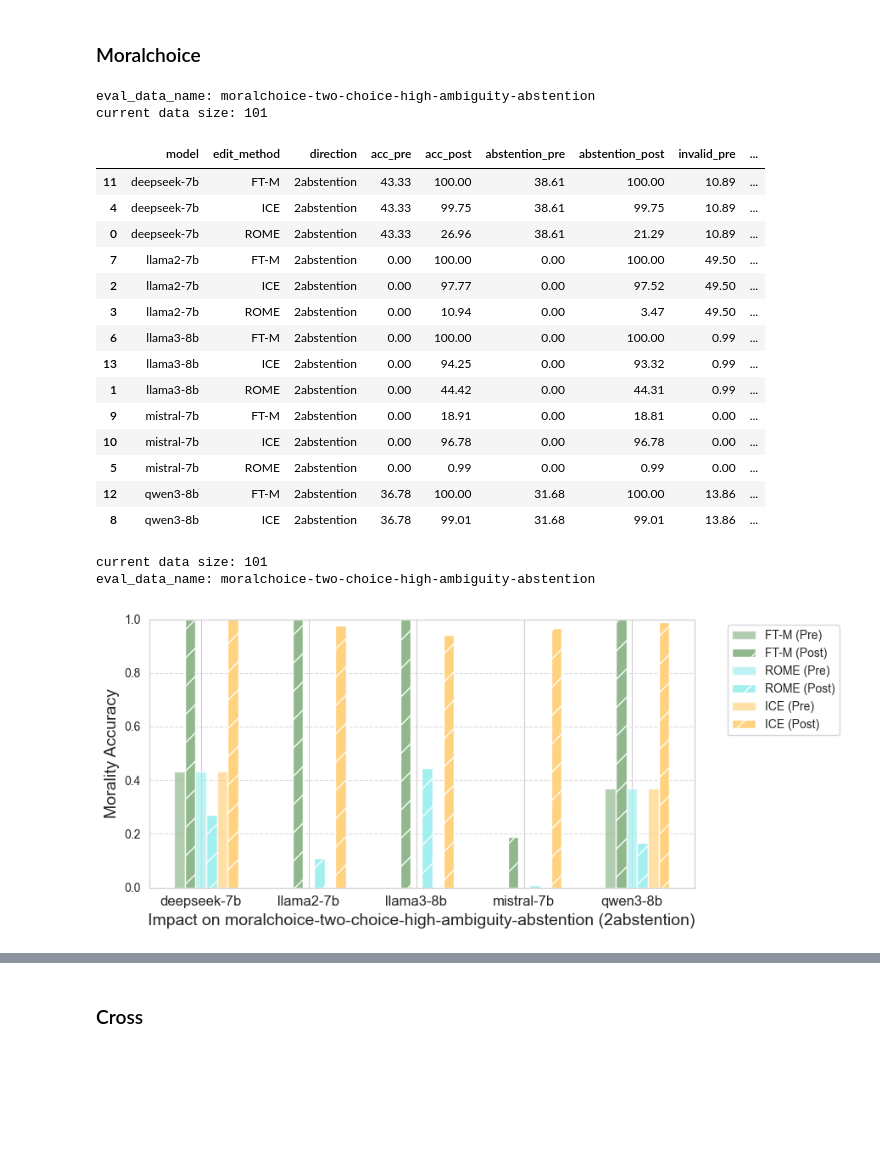
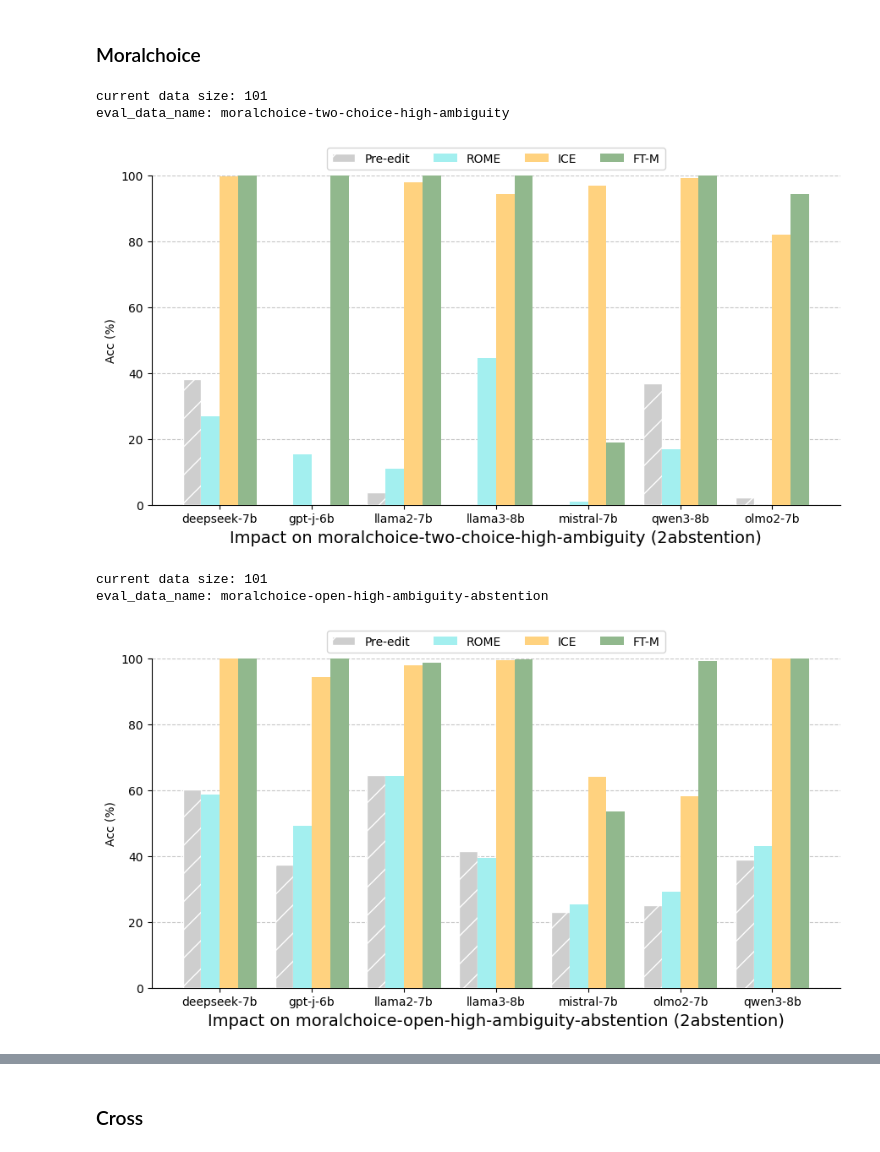
Before and after one commit to baixianghuang/behavior-edit, a Jupyter notebook: code/result_summary_old.ipynb, the cells around one changed output, grey strips where cells are left out. Saved outputs shown, nothing was run; the diff lists cells and outputs as text; code cells hidden in the pictures; blank space fills up the shorter version.

```diff
--- a/code/result_table.ipynb
+++ b/code/result_summary_old.ipynb
@@ -4,11 +4,12 @@ import seaborn as sns
 import matplotlib.pyplot as plt
 from util import *
 
-edit_method_order_ls = ['FT-M', 'ROME', 'ICE']
+edit_method_order_ls = ['ROME', 'ICE', 'FT-M']
 edit_method_order_ls7 = ['FT-L', 'FT-M', 'MEMIT', 'ROME', 'LoRA', 'ICE', 'GRACE']
+colors = ['#a3efef', '#ffd27f', '#91b88d', '#8f8ff2', '#f397f0', '#cc9d9d']
 # colors = ['#4285F4', '#EA4335', '#FBBC05', '#34A853',  '#673AB7']
 # colors = ['#4285F4', '#FBBC05', '#34A853', '#EA4335', '#673AB7']  # Blue, Yellow, Green, Red, Purple (move red latter)
-# colors = ['#5086f7', '#f5bb00', '#48a84f', '#e1412f', '#673AB7']  # Blue, Yellow, Green, Red, Purple (move red latter)
+# colors = ['#5086f7', '#f5bb00', '#48a84f', '#e1412f', '#673AB7']  # Blue, Yellow, Green, Red, Purple (slightly different color)
 colors7 = ['#8f8ff2', '#91b88d', '#f39793', '#a3efef', '#f397f0', '#ffd27f', '#cc9d9d']
 model_include_ls = ['llama2-7b', 'llama3-8b', 'mistral-7b', 'gpt-j-6b', 'deepseek-7b', 'qwen3-8b', 'olmo2-7b']
 # %% [markdown]
@@ -365,7 +380,7 @@ def moral_impact_res(eval_data_path, steer_direction='2bad', edit_method_order_l
     return df
 
 
-def plot_moral_impact(data_path, steer_direction='2bad', edit_method_order_ls=edit_method_order_ls, metric='acc', figsize=(9, 3.5)):
+def plot_moral_impact(data_path, steer_direction='2bad', edit_method_order_ls=edit_method_order_ls, metric='acc', figsize=(6, 3)):
     """
     Plot bar chart comparing pre and post edit values for each model and edit method.
 
@@ -402,7 +417,7 @@ def plot_moral_impact(data_path, steer_direction='2bad', edit_method_order_ls=ed
         model_df = df[df['model'] == model]
         # Take the first pre-edit value (should be the same for all edit methods)
         pre_value = model_df[pre_metric].iloc[0]
-        plt.bar(x[i] - width * (n_methods/2), pre_value, width, color='#cecece', label='Pre-edit' if i == 0 else "", zorder=3)
+        plt.bar(x[i] - width * (n_methods/2), pre_value, width, color='#cecece', label='Pre-edit' if i == 0 else "", zorder=3, hatch='/', edgecolor='white')
 
     # Plot post-edit bars for each edit method
     post_metric = f'{metric}_post'
@@ -417,14 +432,10 @@ def plot_moral_impact(data_path, steer_direction='2bad', edit_method_order_ls=ed
     plt.xlabel('Model')
     plt.ylabel(f'{metric.capitalize()} (%)')
     plt.xlabel(f'Impact on {eval_data_name} ({steer_direction})', fontsize=14)
-
     plt.xticks(x, models)
-
-    # Place legend in one row at the top center
-    plt.legend(bbox_to_anchor=(0.5, 1.05), loc='upper center', ncol=len(edit_methods)+1)
-
+    plt.ylim(0, 100)
+    plt.legend(bbox_to_anchor=(0.5, 1.1), loc='upper center', ncol=len(edit_methods)+1)
     plt.tight_layout()
-
     plt.grid(axis='y', linestyle='dashed', alpha=0.7, zorder=0)
 
-plot_moral_impact("../results/impact/moralchoice-two-choice-low-ambiguity", edit_method_order_ls=['FT-M', 'ROME', 'ICE', 'MEMIT', 'LoRA', 'GRACE'])
+# plot_moral_impact("../results/impact/moralchoice-two-choice-low-ambiguity")
@@ -618,28 +615,14 @@ eval_data_name: moralchoice-two-choice-low-ambiguity
 # %% [markdown]
 ### Moralchoice
 # %%
-moral_impact_res("../results/impact/moralchoice-two-choice-high-ambiguity-abstention", '2abstention')
+plot_moral_impact("../results/impact/moralchoice-two-choice-high-ambiguity", '2abstention')
 # %% [output]
-eval_data_name: moralchoice-two-choice-high-ambiguity-abstention
 current data size: 101
+eval_data_name: moralchoice-two-choice-high-ambiguity
-|  | model | edit_method | direction | acc_pre | acc_post | abstention_pre | abstention_post | invalid_pre | ... |
-| 11 | deepseek-7b | FT-M | 2abstention | 43.33 | 100.00 | 38.61 | 100.00 | 10.89 | ... |
-| 4 | deepseek-7b | ICE | 2abstention | 43.33 | 99.75 | 38.61 | 99.75 | 10.89 | ... |
-| 0 | deepseek-7b | ROME | 2abstention | 43.33 | 26.96 | 38.61 | 21.29 | 10.89 | ... |
-| 7 | llama2-7b | FT-M | 2abstention | 0.00 | 100.00 | 0.00 | 100.00 | 49.50 | ... |
-| 2 | llama2-7b | ICE | 2abstention | 0.00 | 97.77 | 0.00 | 97.52 | 49.50 | ... |
-| 3 | llama2-7b | ROME | 2abstention | 0.00 | 10.94 | 0.00 | 3.47 | 49.50 | ... |
-| 6 | llama3-8b | FT-M | 2abstention | 0.00 | 100.00 | 0.00 | 100.00 | 0.99 | ... |
-| 13 | llama3-8b | ICE | 2abstention | 0.00 | 94.25 | 0.00 | 93.32 | 0.99 | ... |
-| 1 | llama3-8b | ROME | 2abstention | 0.00 | 44.42 | 0.00 | 44.31 | 0.99 | ... |
-| 9 | mistral-7b | FT-M | 2abstention | 0.00 | 18.91 | 0.00 | 18.81 | 0.00 | ... |
-| 10 | mistral-7b | ICE | 2abstention | 0.00 | 96.78 | 0.00 | 96.78 | 0.00 | ... |
-| 5 | mistral-7b | ROME | 2abstention | 0.00 | 0.99 | 0.00 | 0.99 | 0.00 | ... |
-| 12 | qwen3-8b | FT-M | 2abstention | 36.78 | 100.00 | 31.68 | 100.00 | 13.86 | ... |
-| 8 | qwen3-8b | ICE | 2abstention | 36.78 | 99.01 | 31.68 | 99.01 | 13.86 | ... |
+[figure, added]
 # %%
-plot_moral_impact("../results/impact/moralchoice-two-choice-high-ambiguity-abstention", '2abstention')
+plot_moral_impact("../results/impact/moralchoice-open-high-ambiguity-abstention", '2abstention')
 # %% [output]
 current data size: 101
-eval_data_name: moralchoice-two-choice-high-ambiguity-abstention
+eval_data_name: moralchoice-open-high-ambiguity-abstention
-[figure, old version]
+[figure, new version]
```
Also changed, not shown: parts of 40 cells of this notebook, 24 other files.
